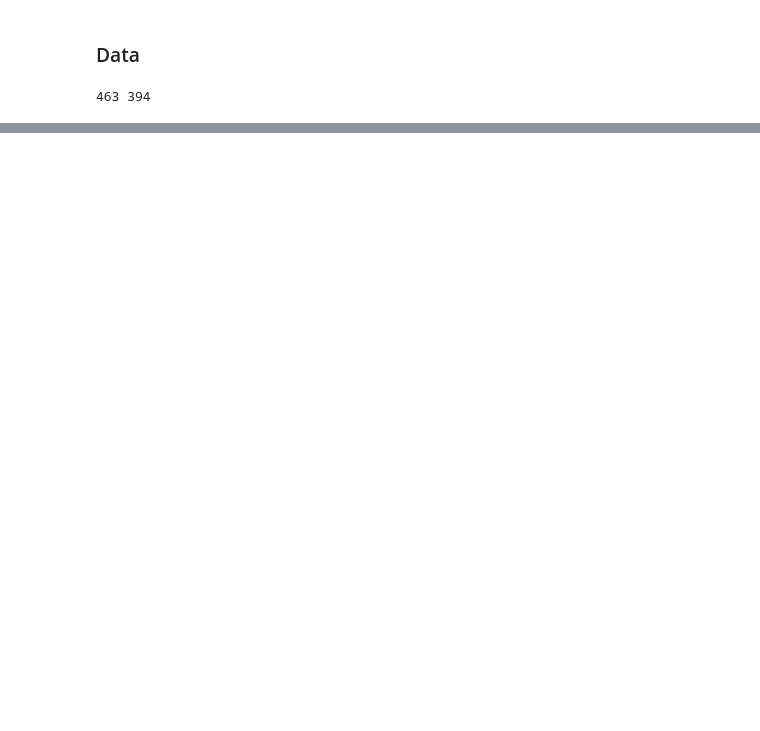
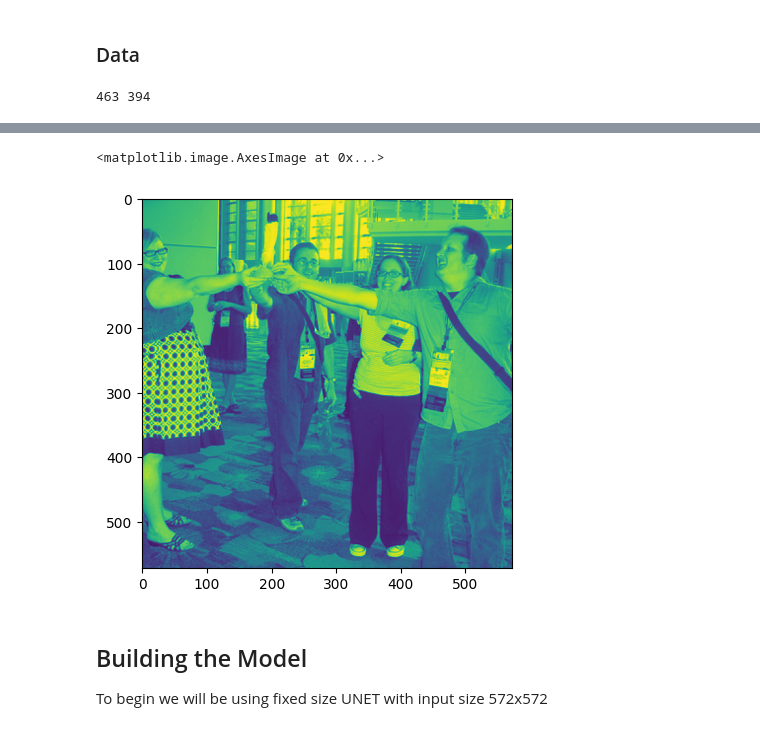
Before and after one commit to jzhe727/colorizer, a Jupyter notebook: data.ipynb, the cells around one changed output, grey strips where cells are left out. Saved outputs shown, nothing was run; the diff lists cells and outputs as text; code cells hidden in the pictures; blank space fills up the shorter version.

```diff
--- a/data.ipynb
+++ b/data.ipynb
@@ -111,0 +148,9 @@ train_dataloader = DataLoader(dataset, batch_size=64, shuffle=True)
+# %%
+plt.imshow(img3)
+# %% [output]
+<matplotlib.image.AxesImage at 0x...>
+[figure, added]
+# %% [markdown]
+## Building the Model
+
+To begin we will be using fixed size UNET with input size 572x572
```
Also changed, not shown: parts of 9 cells of this notebook.
